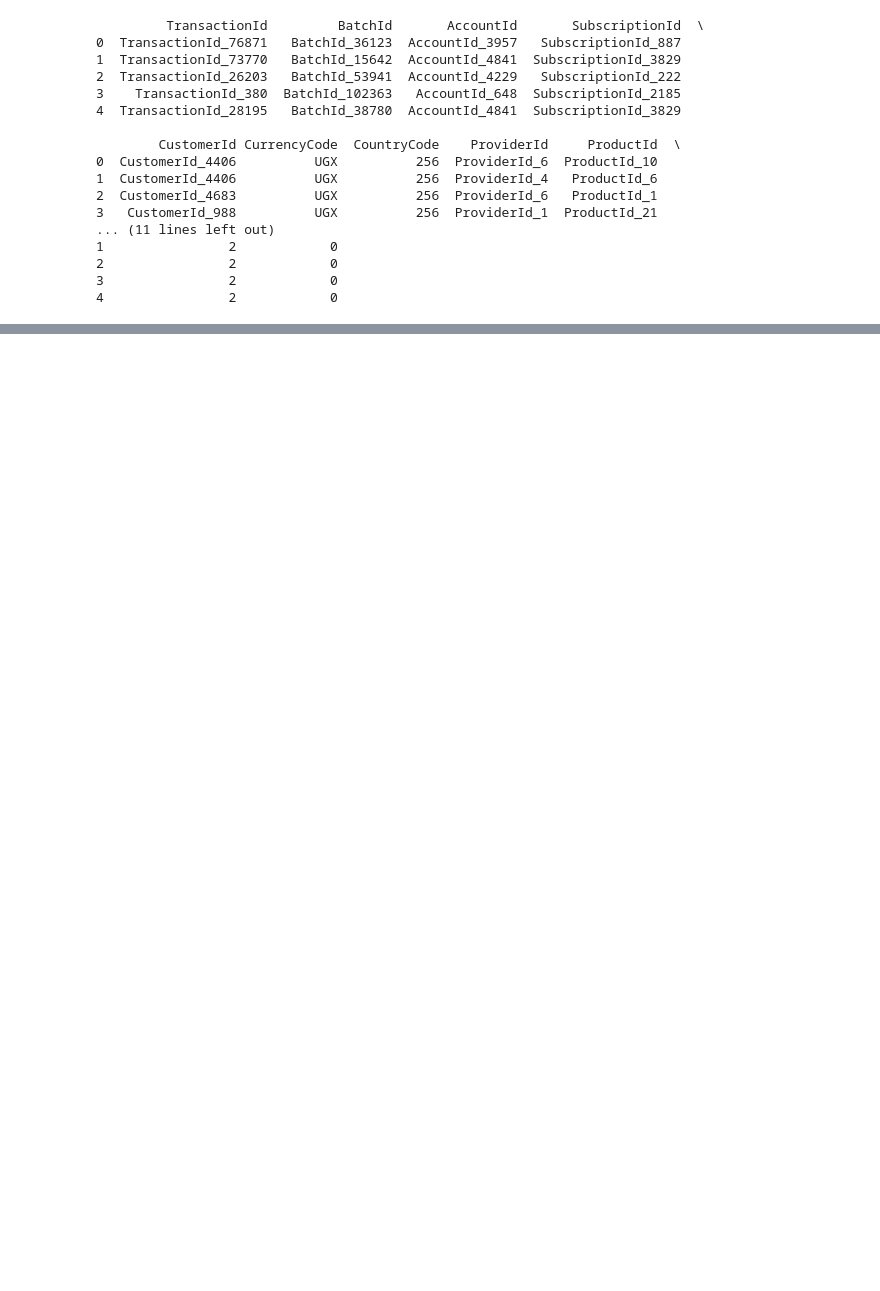
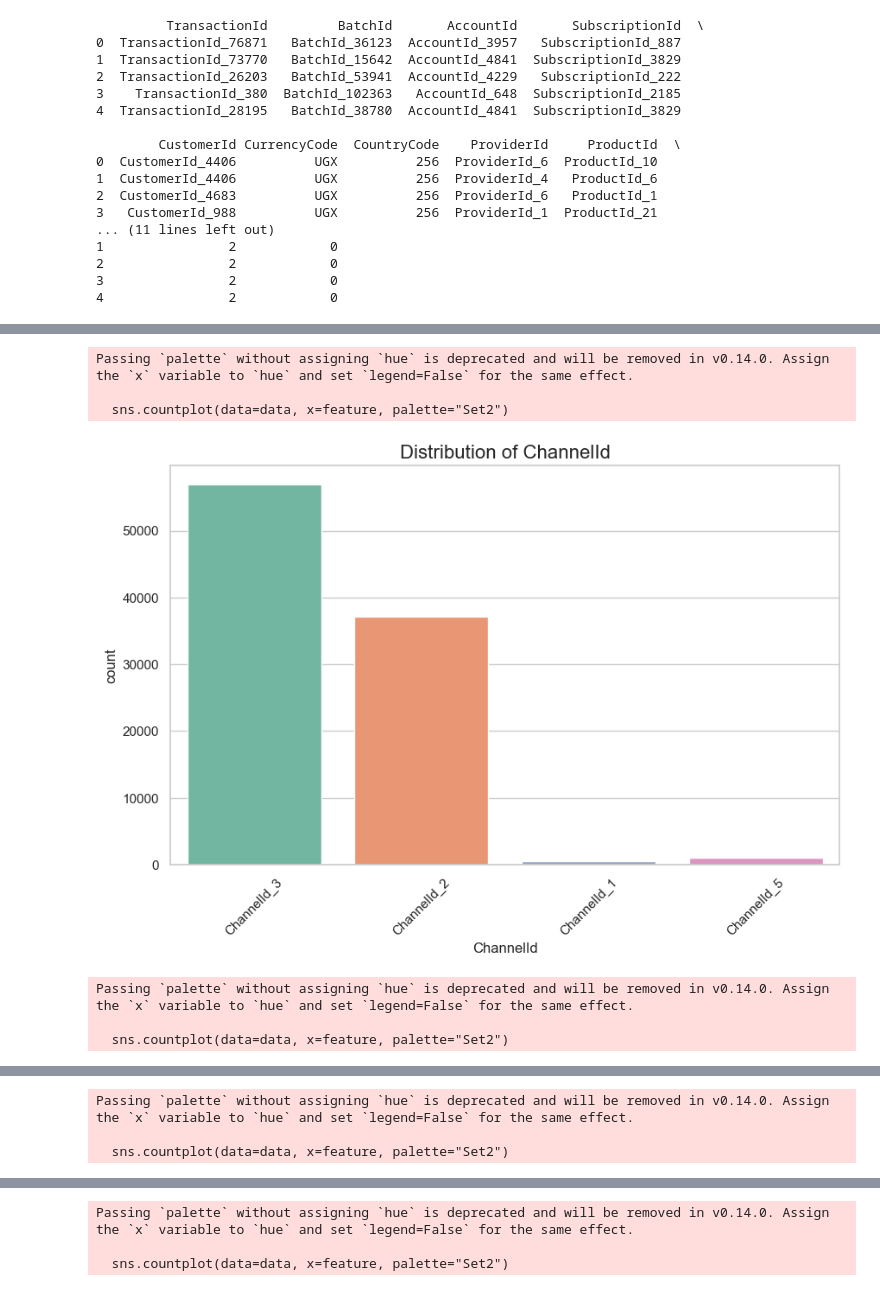
Before and after one commit to hasankere/W6Project, a Jupyter notebook: notebooks/BatBank.ipynb, the cells around one changed output, grey strips where cells are left out. Cells and saved outputs as stored; diff of their text form; code cells hidden in the pictures; blank space fills up the shorter version.

```diff
--- a/notebooks/BatBank.ipynb
+++ b/notebooks/BatBank.ipynb
@@ -35,0 +241,5 @@ print(data.head())
+# %%
+# Display the distribution of categorical features
+for feature in categorical_features:
+    print(f"\nDistribution of {feature}:")
+    print(data[feature].value_counts())
@@ -35,0 +264,22 @@ print(data.head())
+# %%
+import matplotlib.pyplot as plt
+import seaborn as sns
+#Distribution of categorical variable
+# Set plot style
+sns.set(style="whitegrid")
+
+# Plot the distribution of each categorical feature
+for feature in categorical_features:
+    plt.figure(figsize=(10, 6))
+    sns.countplot(data=data, x=feature, palette="Set2")
+    plt.title(f'Distribution of {feature}', fontsize=16)
+    plt.xticks(rotation=45)  # Rotate x labels for better readability
+    plt.show()
+# %% [output]
+Passing `palette` without assigning `hue` is deprecated and will be removed in v0.14.0. Assign the `x` variable to `hue` and set `legend=False` for the same effect.
+
+  sns.countplot(data=data, x=feature, palette="Set2")
+[figure, added]
+Passing `palette` without assigning `hue` is deprecated and will be removed in v0.14.0. Assign the `x` variable to `hue` and set `legend=False` for the same effect.
+
+  sns.countplot(data=data, x=feature, palette="Set2")
@@ -35,0 +287,3 @@ print(data.head())
+Passing `palette` without assigning `hue` is deprecated and will be removed in v0.14.0. Assign the `x` variable to `hue` and set `legend=False` for the same effect.
+
+  sns.countplot(data=data, x=feature, palette="Set2")
@@ -35,0 +291,3 @@ print(data.head())
+Passing `palette` without assigning `hue` is deprecated and will be removed in v0.14.0. Assign the `x` variable to `hue` and set `legend=False` for the same effect.
+
+  sns.countplot(data=data, x=feature, palette="Set2")
```
Also changed, not shown: parts of 21 cells of this notebook.
